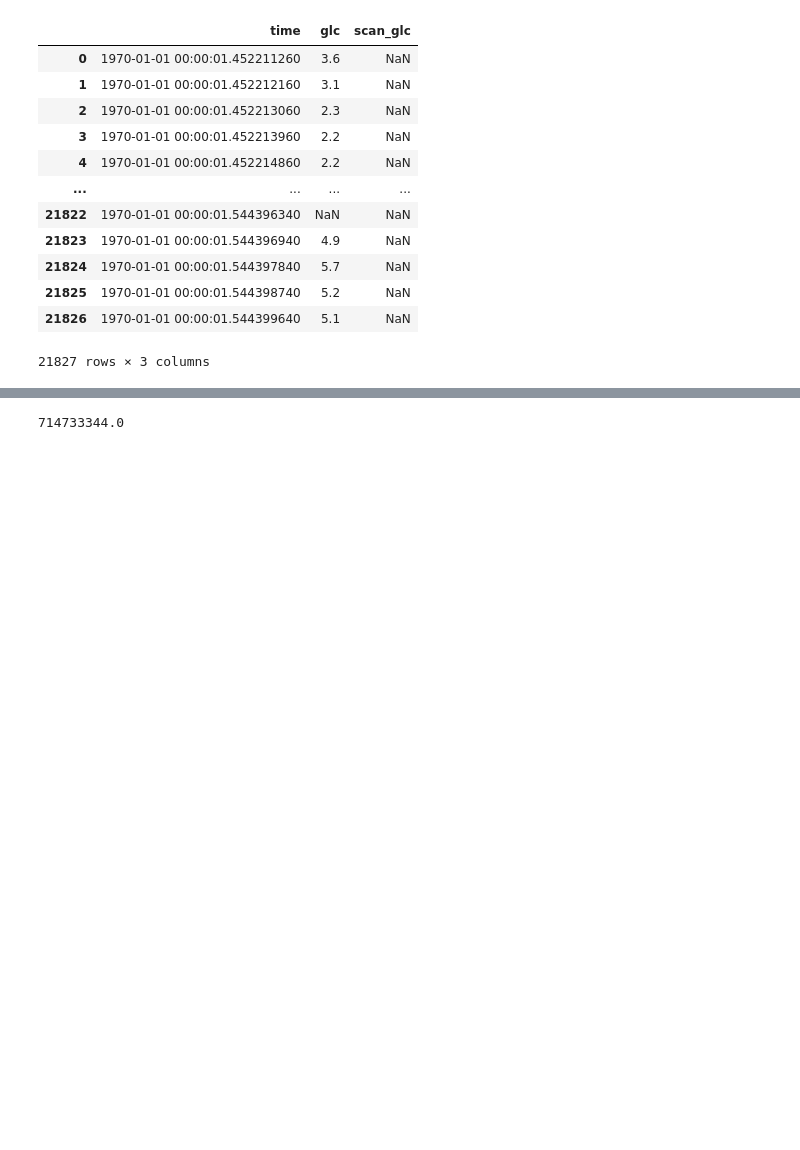
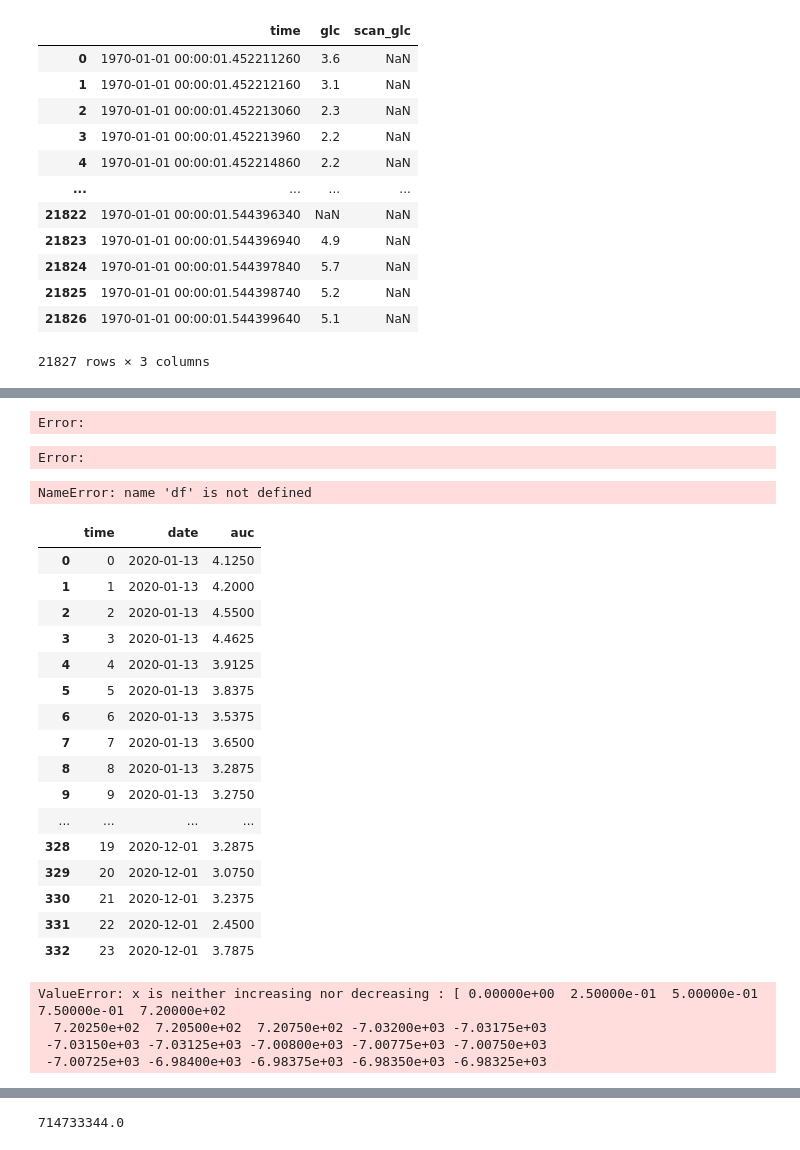
Before and after one commit to cafoala/diametrics-webapp, a Jupyter notebook: code/experiment.ipynb, the cells around one changed output, grey strips where cells are left out. Saved outputs shown, nothing was run; the diff lists cells and outputs as text; code cells hidden in the pictures; blank space fills up the shorter version.

```diff
--- a/code/experiment.ipynb
+++ b/code/experiment.ipynb
@@ -7,6 +14,11 @@ from sklearn.metrics import auc
 # %%
 example1 = pd.read_csv('../tests/test-data/libre-data/3028 2.csv', header=None)
 example2 = pd.read_csv('../tests/test-data/libre-data/3028 2.csv')
+# %%
+example3 = pd.read_csv('../tests/test-data/libre-test.csv', header=2)
+example3 = example3[['Device Timestamp','Historic Glucose mmol/L']]
+example3.columns = ['time', 'glc']
+example3 = example3.dropna()
 # %%
 preprocessed_objects = []
 for i in [example1, example2]:
@@ -149,0 +417,3 @@ df
+# %%
+df = example3
+df.time = pd.to_datetime(df.time)
@@ -149,0 +445,40 @@ df
+# %%
+hourly_avg,  hourly_breakdown = calculate_auc(df)
+# %% [output]
+Error:
+Error:
+# %%
+datimeshiz = df.groupby([df['time'].dt.date, df['time'].dt.hour]).apply(lambda group: calculate_daily_auc(group))#.reset_index()
+# %% [output]
+NameError: name 'df' is not defined
+# %%
+datimeshiz = datimeshiz.reset_index(level=0)
+datimeshiz.columns = ['date', 'auc']
+datimeshiz = datimeshiz.reset_index(level=0)
+# %%
+datimeshiz
+# %% [output]
+|  | time | date | auc |
+| 0 | 0 | 2020-01-13 | 4.1250 |
+| 1 | 1 | 2020-01-13 | 4.2000 |
+| 2 | 2 | 2020-01-13 | 4.5500 |
+| 3 | 3 | 2020-01-13 | 4.4625 |
+| 4 | 4 | 2020-01-13 | 3.9125 |
+| 5 | 5 | 2020-01-13 | 3.8375 |
+| 6 | 6 | 2020-01-13 | 3.5375 |
+| 7 | 7 | 2020-01-13 | 3.6500 |
+| 8 | 8 | 2020-01-13 | 3.2875 |
+| 9 | 9 | 2020-01-13 | 3.2750 |
+| ... | ... | ... | ... |
+| 328 | 19 | 2020-12-01 | 3.2875 |
+| 329 | 20 | 2020-12-01 | 3.0750 |
+| 330 | 21 | 2020-12-01 | 3.2375 |
+| 331 | 22 | 2020-12-01 | 2.4500 |
+| 332 | 23 | 2020-12-01 | 3.7875 |
+# %%
+hourly_auc = df.groupby(df['time'].dt.hour).apply(lambda group: calculate_daily_auc(group)).reset_index()
+# %% [output]
+ValueError: x is neither increasing nor decreasing : [ 0.00000e+00  2.50000e-01  5.00000e-01  7.50000e-01  7.20000e+02
+  7.20250e+02  7.20500e+02  7.20750e+02 -7.03200e+03 -7.03175e+03
+ -7.03150e+03 -7.03125e+03 -7.00800e+03 -7.00775e+03 -7.00750e+03
+ -7.00725e+03 -6.98400e+03 -6.98375e+03 -6.98350e+03 -6.98325e+03
```
Also changed, not shown: parts of 56 cells of this notebook, 6 other files.
